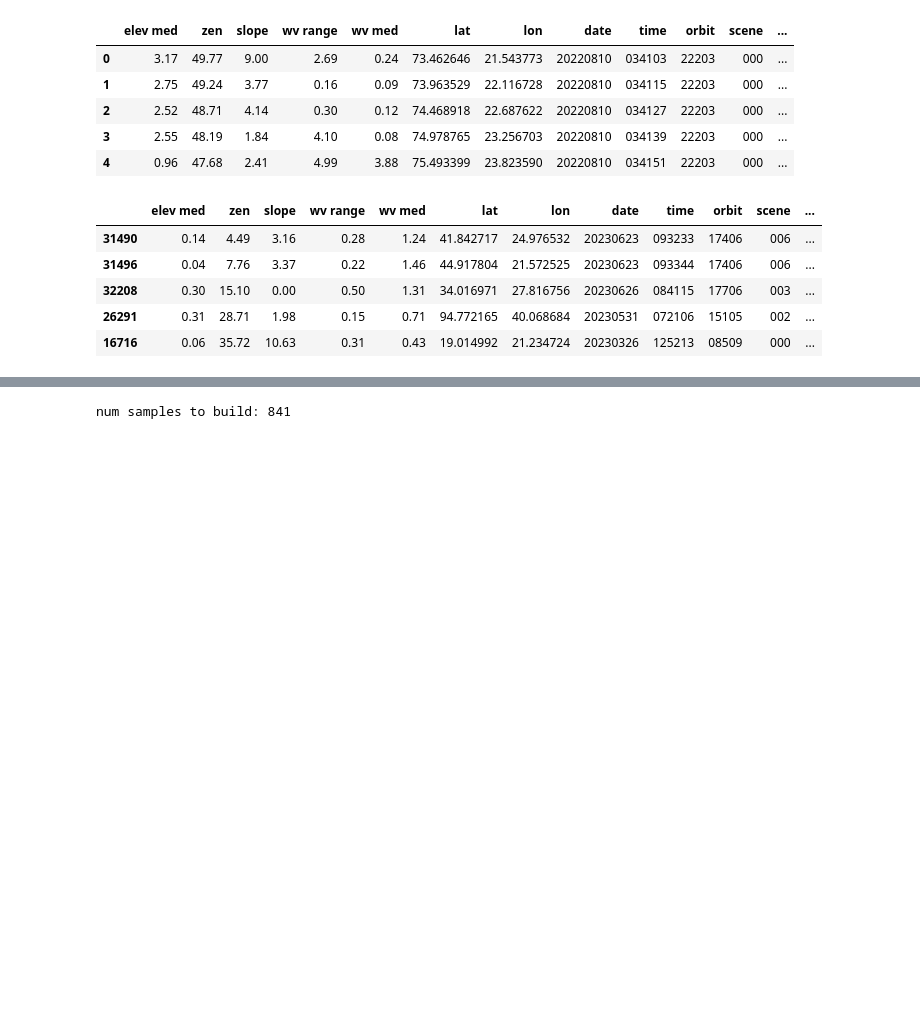
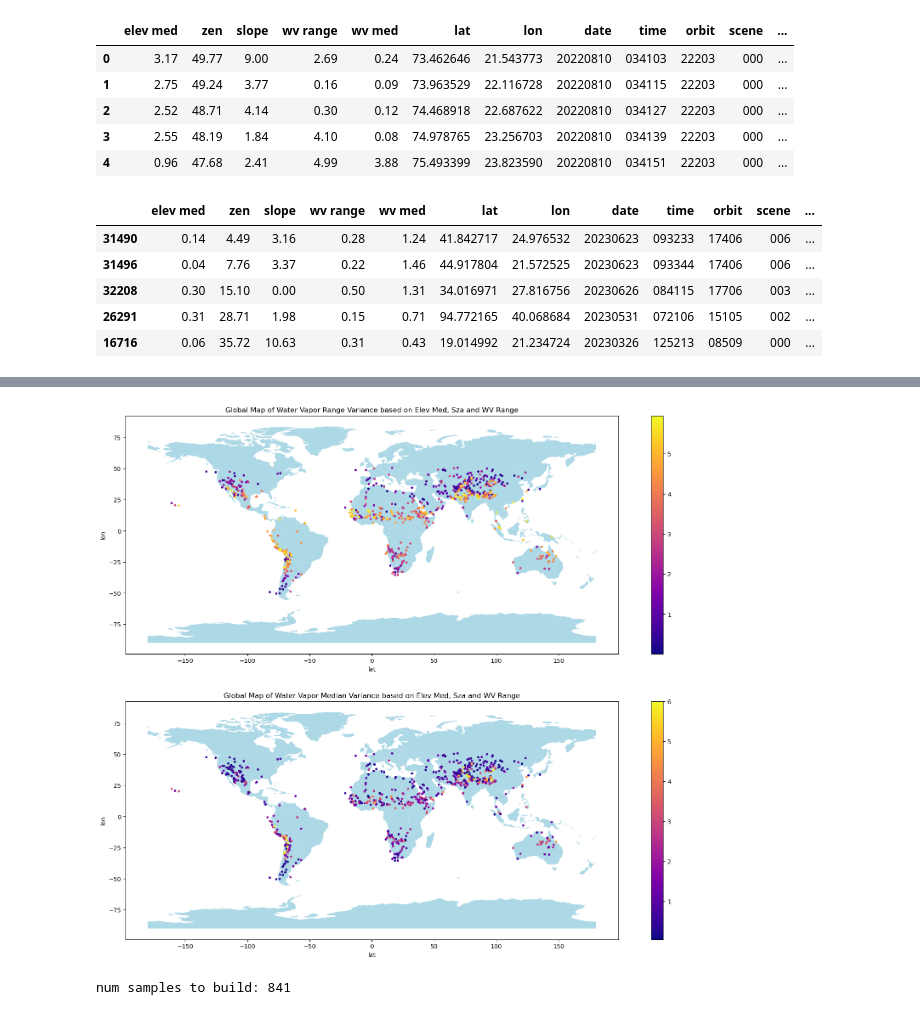
Before and after one commit to varunpatro1/EMIT_scene_analysis, a Jupyter notebook: LHS_results.ipynb, the cells around one changed output, grey strips where cells are left out. Drawn from its saved outputs; the diff is of its cells as text; code cells hidden in the pictures; blank space fills up the shorter version.

```diff
--- a/LHS_results.ipynb
+++ b/LHS_results.ipynb
@@ -43,3 +39,7 @@ spatial_plot.elev_zen_variance_plt(lhs_samples)
+# %%
+spatial_plot.wv_range_med_variance_plt(lhs_samples, ' Elev Med, Sza and WV Range')
+# %% [output]
+[figure, added]
 # %%
 samples2 = lhs.LatinHypercubeSample2(df)
 lhs_samples2 = df.iloc[samples2]
```
Also changed, not shown: parts of 5 cells of this notebook, 1 other file.
